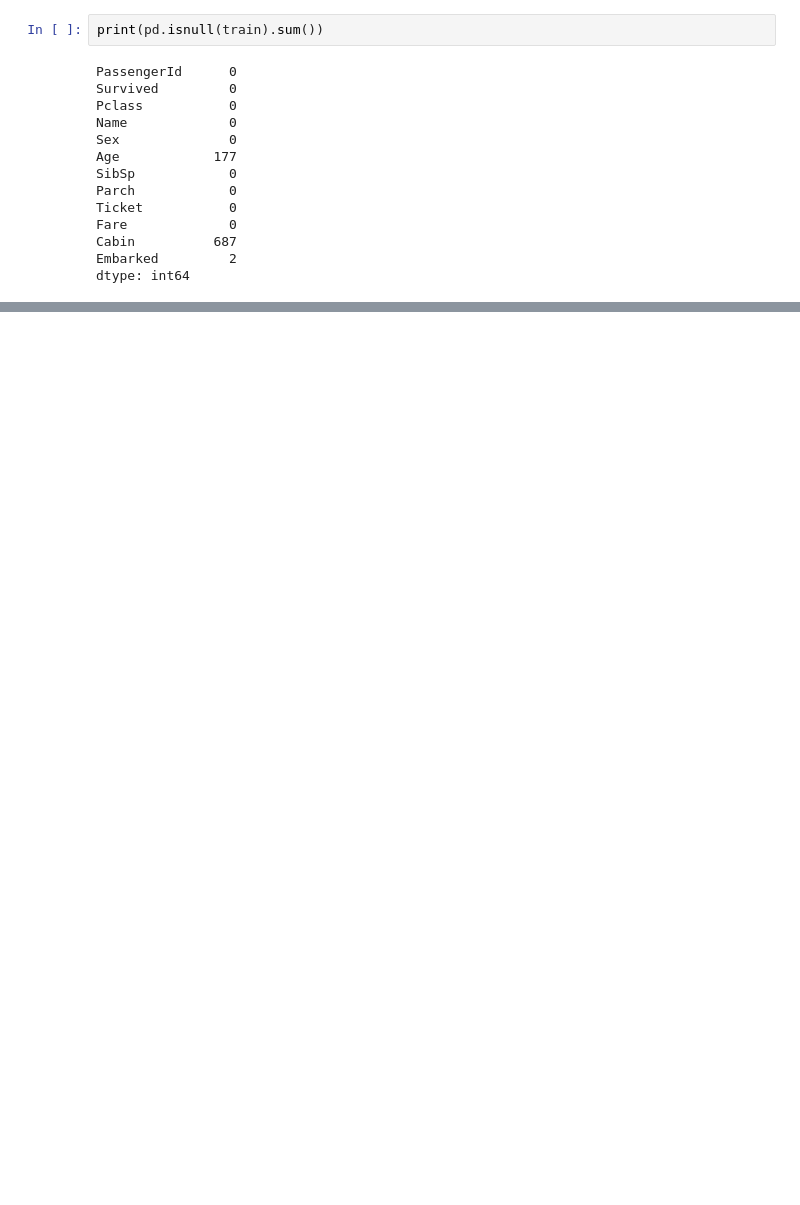
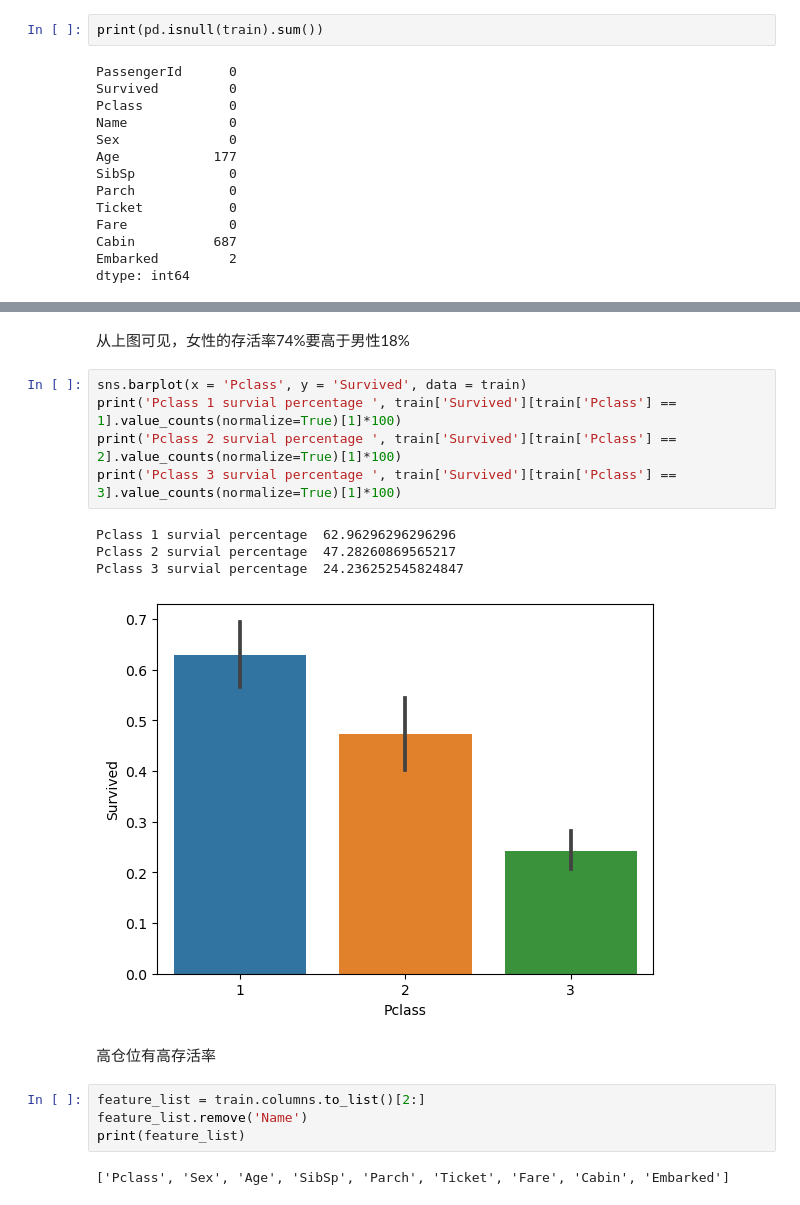
Before and after one commit to Z-JUNYE/kaggle, a Jupyter notebook: Titanic/Titanic_date_explore.ipynb, the cells around one changed output, grey strips where cells are left out. Drawn from its saved outputs; the diff is of its cells as text; blank space fills up the shorter version.

```diff
--- a/Titanic/Titanic_date_explore.ipynb
+++ b/Titanic/Titanic_date_explore.ipynb
@@ -73,0 +95,20 @@ dtype: int64
+# %% [markdown]
+从上图可见，女性的存活率74%要高于男性18%
+# %%
+sns.barplot(x = 'Pclass', y = 'Survived', data = train)
+print('Pclass 1 survial percentage ', train['Survived'][train['Pclass'] == 1].value_counts(normalize=True)[1]*100)
+print('Pclass 2 survial percentage ', train['Survived'][train['Pclass'] == 2].value_counts(normalize=True)[1]*100)
+print('Pclass 3 survial percentage ', train['Survived'][train['Pclass'] == 3].value_counts(normalize=True)[1]*100)
+# %% [output]
+Pclass 1 survial percentage  62.96296296296296
+Pclass 2 survial percentage  47.28260869565217
+Pclass 3 survial percentage  24.236252545824847
+[figure, added]
+# %% [markdown]
+高仓位有高存活率
+# %%
+feature_list = train.columns.to_list()[2:]
+feature_list.remove('Name')
+print(feature_list)
+# %% [output]
+['Pclass', 'Sex', 'Age', 'SibSp', 'Parch', 'Ticket', 'Fare', 'Cabin', 'Embarked']
```
Also changed, not shown: parts of 40 cells of this notebook, 1 other file.
